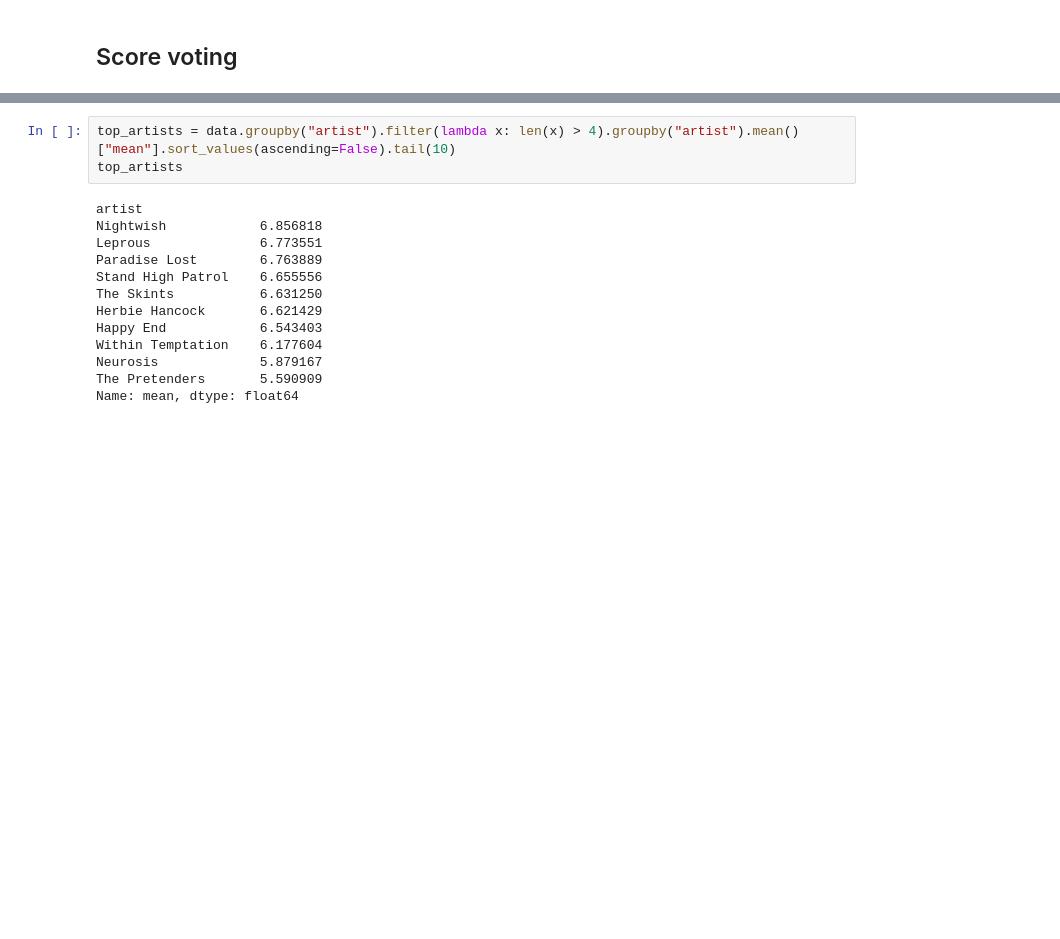
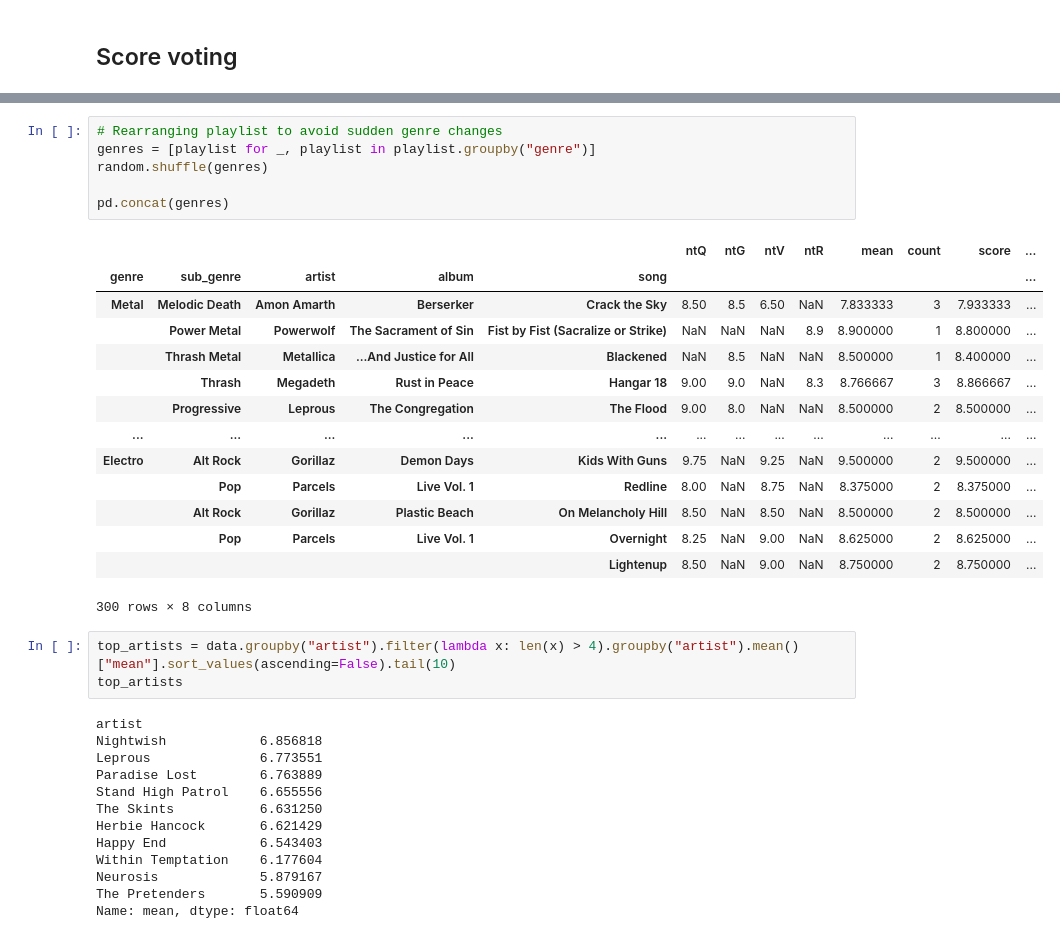
Before and after one commit to QuVil/mon-bot-le-dj-old, a Jupyter notebook: prototyping/prototyping.ipynb, the cells around one changed output, grey strips where cells are left out. Drawn from its saved outputs; the diff is of its cells as text; blank space fills up the shorter version.

```diff
--- a/prototyping/prototyping.ipynb
+++ b/prototyping/prototyping.ipynb
@@ -95,3 +180,24 @@ data[data["count"] > 1].sort_values("mean", ascending=False)
+# %%
+# Rearranging playlist to avoid sudden genre changes
+genres = [playlist for _, playlist in playlist.groupby("genre")]
+random.shuffle(genres)
+
+pd.concat(genres)
+# %% [output]
+|  |  |  |  |  | ntQ | ntG | ntV | ntR | mean | count | score | ... |
+| genre | sub_genre | artist | album | song |  |  |  |  |  |  |  | ... |
+| Metal | Melodic Death | Amon Amarth | Berserker | Crack the Sky | 8.50 | 8.5 | 6.50 | NaN | 7.833333 | 3 | 7.933333 | ... |
+|  | Power Metal | Powerwolf | The Sacrament of Sin | Fist by Fist (Sacralize or Strike) | NaN | NaN | NaN | 8.9 | 8.900000 | 1 | 8.800000 | ... |
+|  | Thrash Metal | Metallica | ...And Justice for All | Blackened | NaN | 8.5 | NaN | NaN | 8.500000 | 1 | 8.400000 | ... |
+|  | Thrash | Megadeth | Rust in Peace | Hangar 18 | 9.00 | 9.0 | NaN | 8.3 | 8.766667 | 3 | 8.866667 | ... |
+|  | Progressive | Leprous | The Congregation | The Flood | 9.00 | 8.0 | NaN | NaN | 8.500000 | 2 | 8.500000 | ... |
+| ... | ... | ... | ... | ... | ... | ... | ... | ... | ... | ... | ... | ... |
+| Electro | Alt Rock | Gorillaz | Demon Days | Kids With Guns | 9.75 | NaN | 9.25 | NaN | 9.500000 | 2 | 9.500000 | ... |
+|  | Pop | Parcels | Live Vol. 1 | Redline | 8.00 | NaN | 8.75 | NaN | 8.375000 | 2 | 8.375000 | ... |
+|  | Alt Rock | Gorillaz | Plastic Beach | On Melancholy Hill | 8.50 | NaN | 8.50 | NaN | 8.500000 | 2 | 8.500000 | ... |
+|  | Pop | Parcels | Live Vol. 1 | Overnight | 8.25 | NaN | 9.00 | NaN | 8.625000 | 2 | 8.625000 | ... |
+|  |  |  |  | Lightenup | 8.50 | NaN | 9.00 | NaN | 8.750000 | 2 | 8.750000 | ... |
+300 rows × 8 columns
 # %%
 top_artists = data.groupby("artist").filter(lambda x: len(x) > 4).groupby("artist").mean()["mean"].sort_values(ascending=False).tail(10)
 top_artists
```
Also changed, not shown: parts of 10 cells of this notebook, 2 other files.
